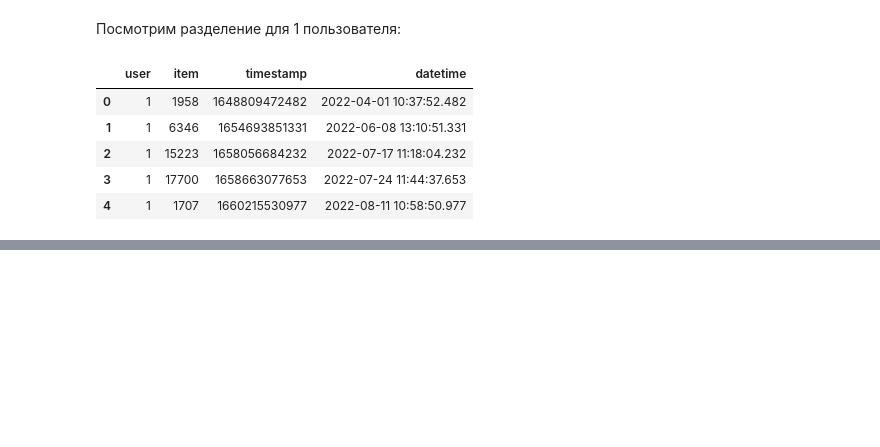
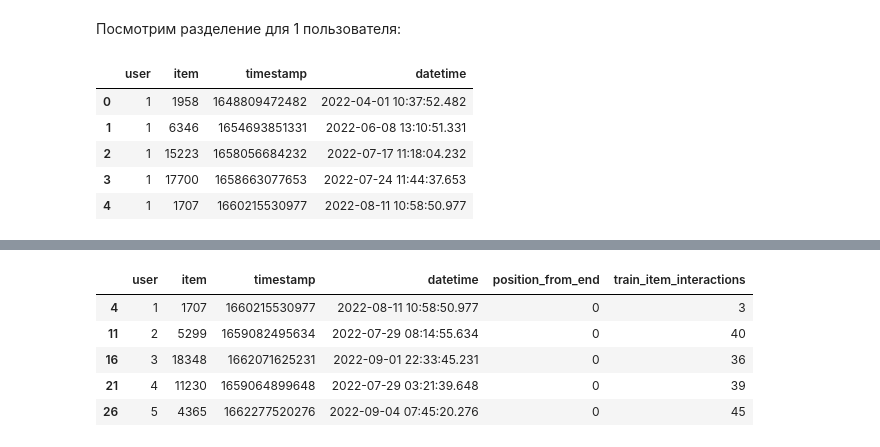
Before and after one commit to USL99/multimodal_RecSys, a Jupyter notebook: notebooks/microlens/02_MicroLens_Split.ipynb, the cells around one changed output, grey strips where cells are left out. Saved outputs shown, nothing was run; the diff lists cells and outputs as text; code cells hidden in the pictures; blank space fills up the shorter version.

```diff
--- a/notebooks/microlens/02_MicroLens_Split.ipynb
+++ b/notebooks/microlens/02_MicroLens_Split.ipynb
@@ -63,0 +259,11 @@ user_history
+# %%
+test_df = test_df.copy()
+test_df["train_item_interactions"] = (test_df["item"].map(train_item_interactions).fillna(0).astype(int))
+test_df.head()
+# %% [output]
+|  | user | item | timestamp | datetime | position_from_end | train_item_interactions |
+| 4 | 1 | 1707 | 1660215530977 | 2022-08-11 10:58:50.977 | 0 | 3 |
+| 11 | 2 | 5299 | 1659082495634 | 2022-07-29 08:14:55.634 | 0 | 40 |
+| 16 | 3 | 18348 | 1662071625231 | 2022-09-01 22:33:45.231 | 0 | 36 |
+| 21 | 4 | 11230 | 1659064899648 | 2022-07-29 03:21:39.648 | 0 | 39 |
+| 26 | 5 | 4365 | 1662277520276 | 2022-09-04 07:45:20.276 | 0 | 45 |
```
Also changed, not shown: parts of 33 cells of this notebook.
